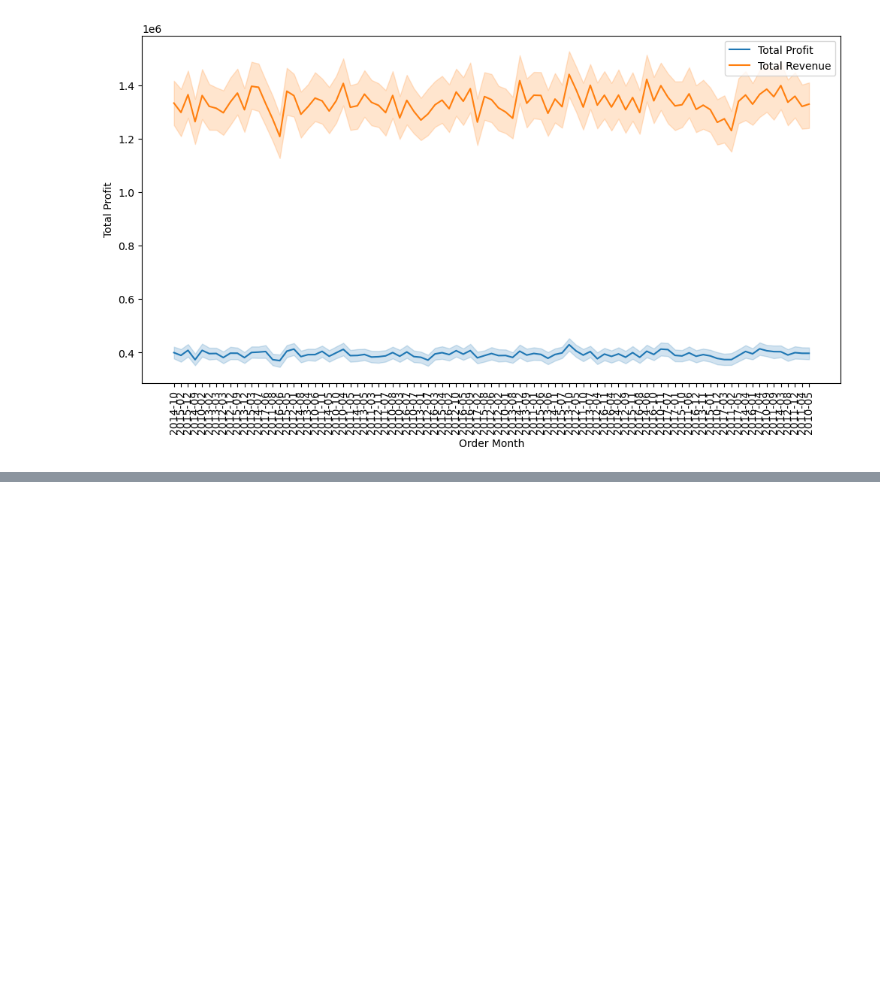
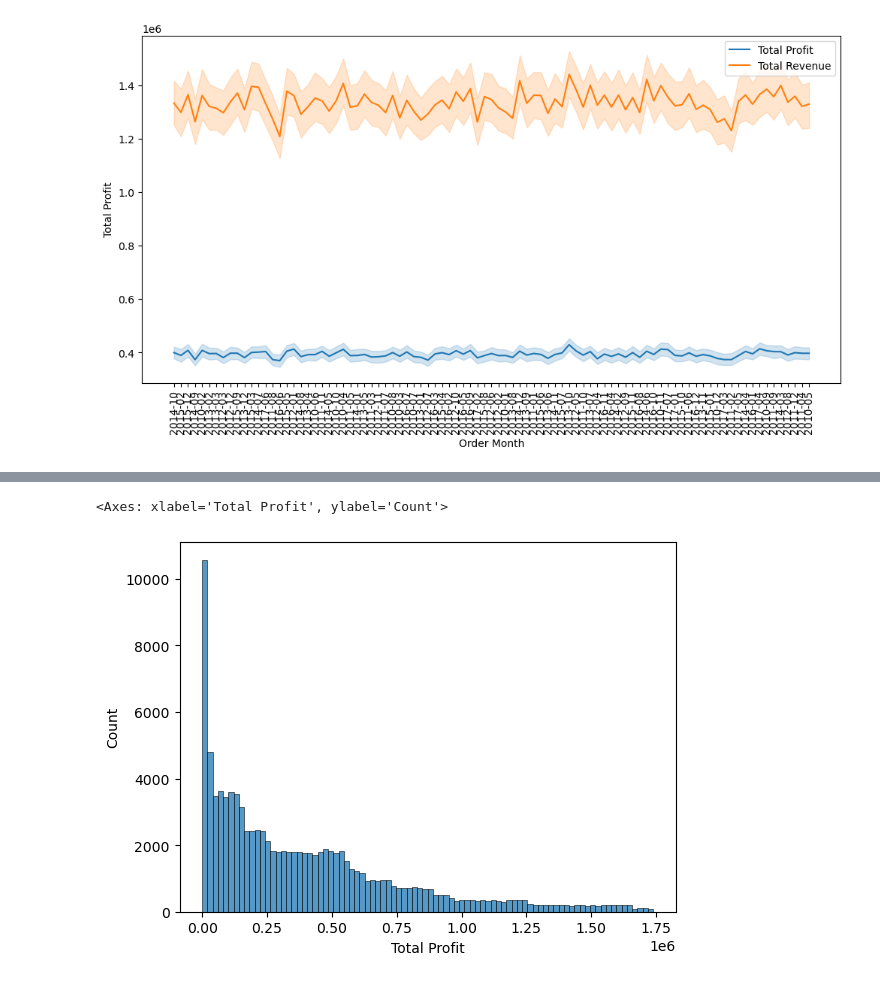
Before and after one commit to zanafiii/data-science-a-z, a Jupyter notebook: Part5_Data Visualization.ipynb, the cells around one changed output, grey strips where cells are left out. Saved outputs shown, nothing was run; the diff lists cells and outputs as text; code cells hidden in the pictures; blank space fills up the shorter version.

```diff
--- a/Part5_Data Visualization.ipynb
+++ b/Part5_Data Visualization.ipynb
@@ -120,0 +155,5 @@ plt.legend()
+# %%
+sns.histplot(x = "Total Profit", data = df)
+# %% [output]
+<Axes: xlabel='Total Profit', ylabel='Count'>
+[figure, added]
```
Also changed, not shown: parts of 11 cells of this notebook.
